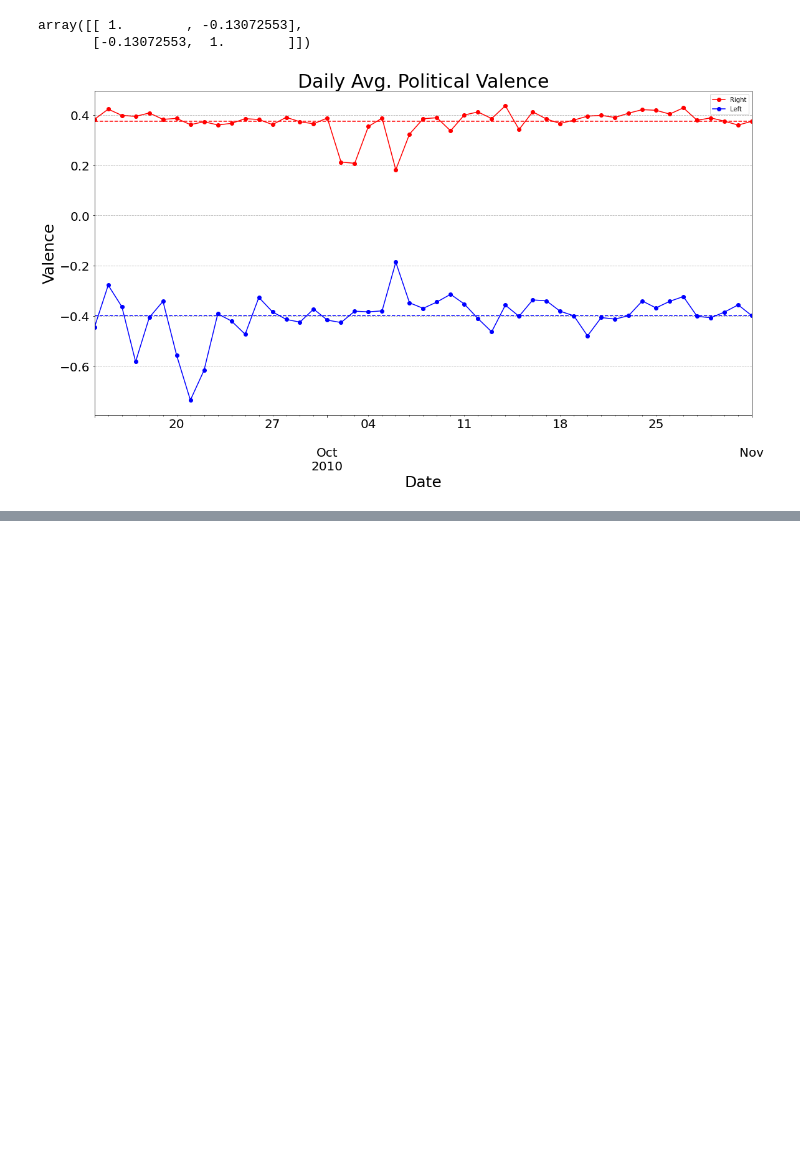
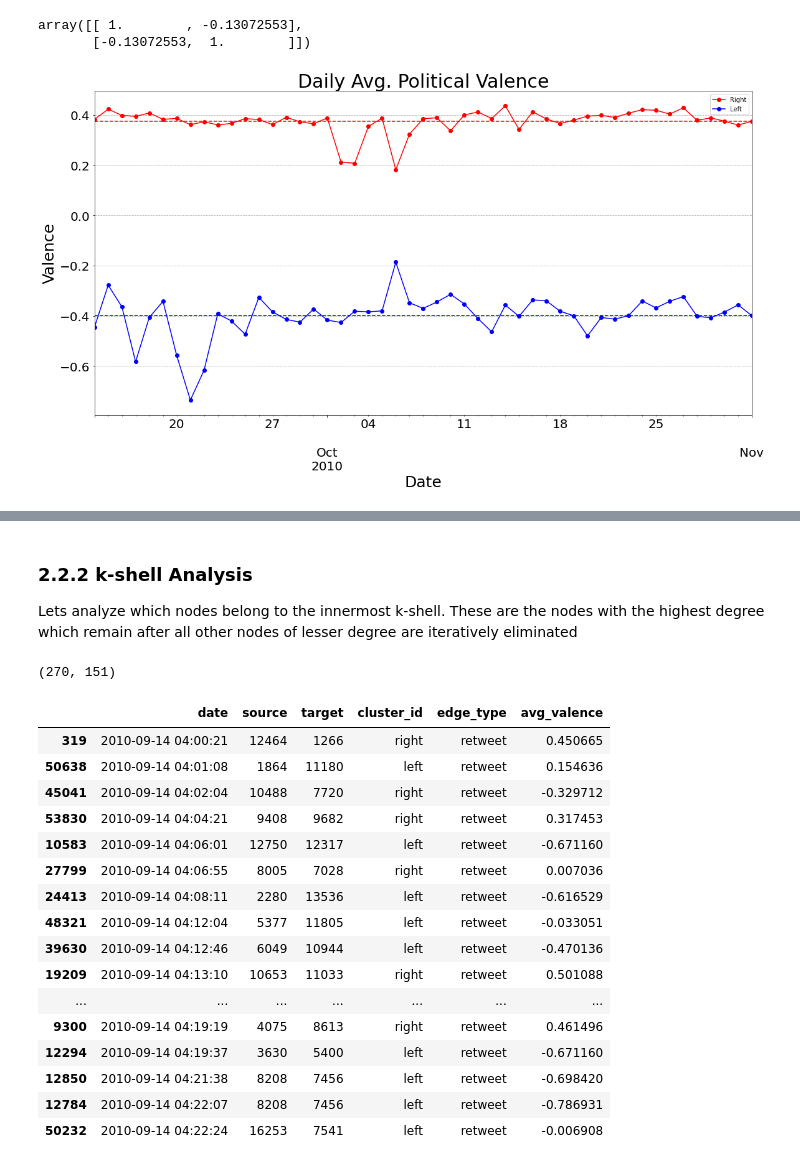
Before and after one commit to nromerodiaz/PhD, a Jupyter notebook: Assignment_2/Assignment_2.ipynb, the cells around one changed output, grey strips where cells are left out. Drawn from its saved outputs; the diff is of its cells as text; code cells hidden in the pictures; blank space fills up the shorter version.

Commit message:
Add files via upload
Added a bit more network analysis

```diff
--- a/Assignment_2/Assignment_2.ipynb
+++ b/Assignment_2/Assignment_2.ipynb
@@ -21,5 +24,5 @@ In the following code we write the following functions:
 # %%
-def import_data(node_filename, edge_filename, colnames):
+def import_data(node_filename='', edge_filename='', colnames=[], node_only=False, edge_only=False):
     '''
     Returns a pandas DataFrame of the selected network
     ----
@@ -28,6 +31,17 @@ def import_data(node_filename, edge_filename, colnames):
     colnames: list - The data has a variable number of columns in each row. This parameter controls the
               number of columns the DataFrame will have
     '''
+
+    if node_only:
+        return pd.read_csv(node_filename, sep='\t', header=None, names=['source', 'cluster_id'])
+
+    if edge_only:
+        edge_df = pd.read_csv(edge_filename, sep='\t', header=None, names=colnames)
+
+        edge_df['date'] = pd.to_datetime(edge_df['timestamp'], unit='s')
+        edge_df.drop(['timestamp'], axis=1, inplace=True)
+
+        return edge_df
 
     node_df = pd.read_csv(node_filename, sep='\t', header=None, names=['source', 'cluster_id'])
     edge_df = pd.read_csv(edge_filename, sep='\t', header=None, names=colnames)
@@ -329,0 +646,4 @@ We see that the daily averages are relatively stable. Lets see how the individua
+# %% [markdown]
+### 2.2.2 k-shell Analysis
+
+Lets analyze which nodes belong to the innermost k-shell. These are the nodes with the highest degree which remain after all other nodes of lesser degree are iteratively eliminated
@@ -329,0 +658,25 @@ We see that the daily averages are relatively stable. Lets see how the individua
+# %%
+# Lets see how many nodes are inside each k-shell
+len(sept_knodes), len(oct_knodes)
+# %% [output]
+(270, 151)
+# %%
+sept_data[['date', 'source', 'target', 'cluster_id', 'edge_type', 'avg_valence']].iloc[0:20]
+# %% [output]
+|  | date | source | target | cluster_id | edge_type | avg_valence |
+| 319 | 2010-09-14 04:00:21 | 12464 | 1266 | right | retweet | 0.450665 |
+| 50638 | 2010-09-14 04:01:08 | 1864 | 11180 | left | retweet | 0.154636 |
+| 45041 | 2010-09-14 04:02:04 | 10488 | 7720 | right | retweet | -0.329712 |
+| 53830 | 2010-09-14 04:04:21 | 9408 | 9682 | right | retweet | 0.317453 |
+| 10583 | 2010-09-14 04:06:01 | 12750 | 12317 | left | retweet | -0.671160 |
+| 27799 | 2010-09-14 04:06:55 | 8005 | 7028 | right | retweet | 0.007036 |
+| 24413 | 2010-09-14 04:08:11 | 2280 | 13536 | left | retweet | -0.616529 |
+| 48321 | 2010-09-14 04:12:04 | 5377 | 11805 | left | retweet | -0.033051 |
+| 39630 | 2010-09-14 04:12:46 | 6049 | 10944 | left | retweet | -0.470136 |
+| 19209 | 2010-09-14 04:13:10 | 10653 | 11033 | right | retweet | 0.501088 |
+| ... | ... | ... | ... | ... | ... | ... |
+| 9300 | 2010-09-14 04:19:19 | 4075 | 8613 | right | retweet | 0.461496 |
+| 12294 | 2010-09-14 04:19:37 | 3630 | 5400 | left | retweet | -0.671160 |
+| 12850 | 2010-09-14 04:21:38 | 8208 | 7456 | left | retweet | -0.698420 |
+| 12784 | 2010-09-14 04:22:07 | 8208 | 7456 | left | retweet | -0.786931 |
+| 50232 | 2010-09-14 04:22:24 | 16253 | 7541 | left | retweet | -0.006908 |
```
Also changed, not shown: parts of 33 cells of this notebook.
